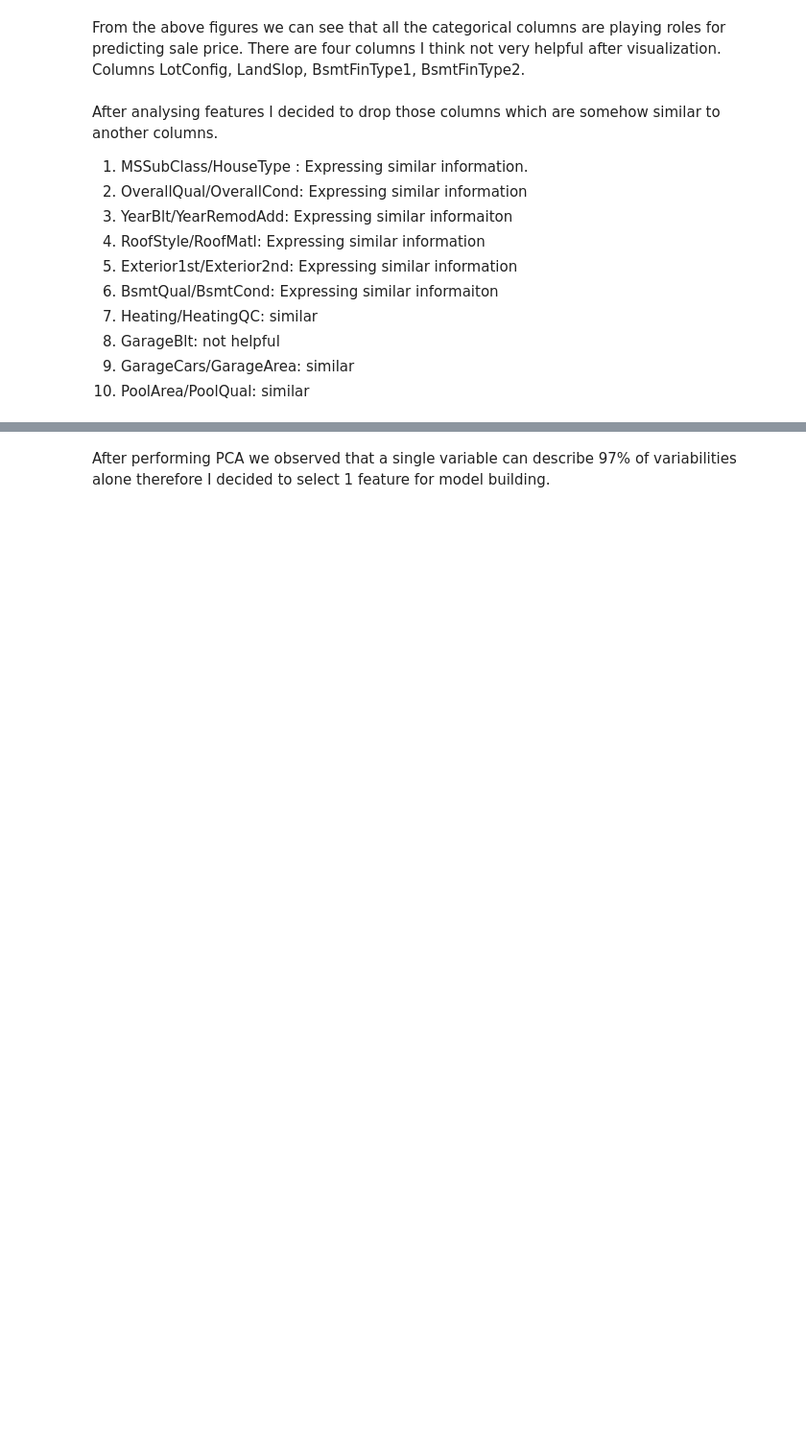
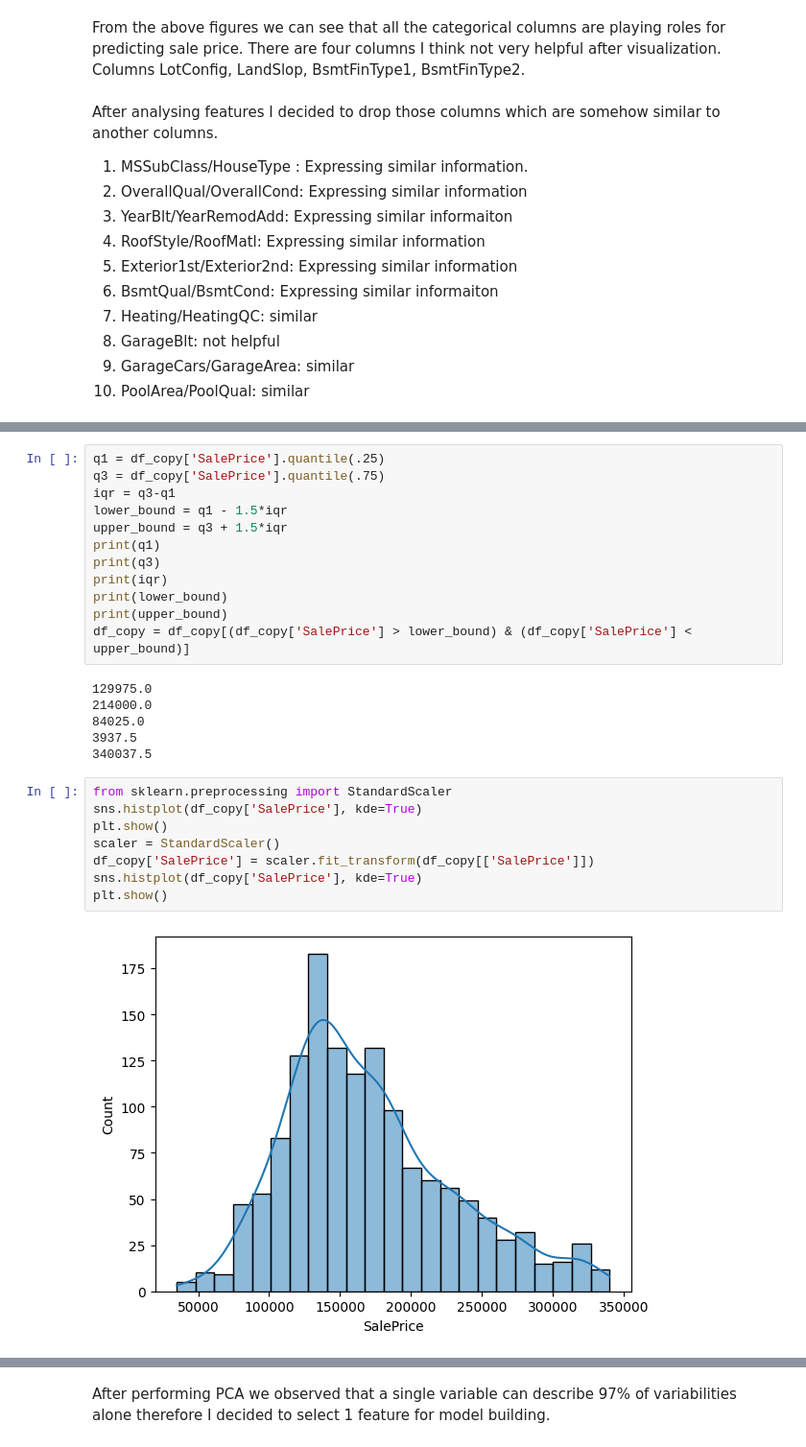
Before and after one commit to mdismailquraishicse/HousePriceAdvanceRegressionTechniquesKaggle, a Jupyter notebook: Main.ipynb, the cells around one changed output, grey strips where cells are left out. Shown at 96% size. Saved outputs shown, nothing was run; the diff lists cells and outputs as text; blank space fills up the shorter version.

```diff
--- a/Main.ipynb
+++ b/Main.ipynb
@@ -803,3 +827,31 @@ def preprocessingThree(df):
   df = preprocessingTwo(df)
   df = pd.get_dummies(df, columns=df.describe(include='object').columns, drop_first=True, dtype=int) # Encoding categorical variables
   return df
+# %%
+q1 = df_copy['SalePrice'].quantile(.25)
+q3 = df_copy['SalePrice'].quantile(.75)
+iqr = q3-q1
+lower_bound = q1 - 1.5*iqr
+upper_bound = q3 + 1.5*iqr
+print(q1)
+print(q3)
+print(iqr)
+print(lower_bound)
+print(upper_bound)
+df_copy = df_copy[(df_copy['SalePrice'] > lower_bound) & (df_copy['SalePrice'] < upper_bound)]
+# %% [output]
+129975.0
+214000.0
+84025.0
+3937.5
+340037.5
+# %%
+from sklearn.preprocessing import StandardScaler
+sns.histplot(df_copy['SalePrice'], kde=True)
+plt.show()
+scaler = StandardScaler()
+df_copy['SalePrice'] = scaler.fit_transform(df_copy[['SalePrice']])
+sns.histplot(df_copy['SalePrice'], kde=True)
+plt.show()
+# %% [output]
+[figure, added]
```
Also changed, not shown: parts of 9 cells of this notebook.
